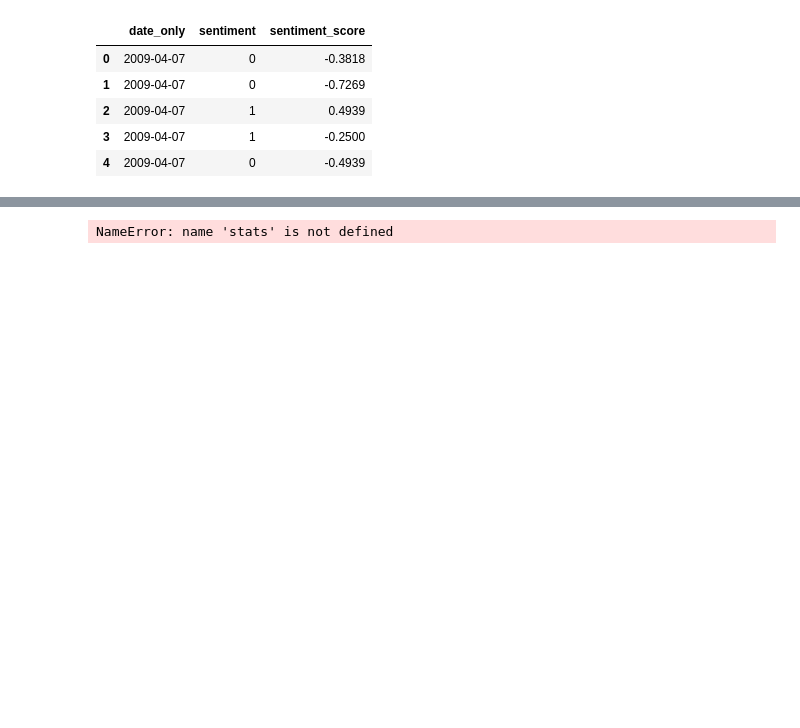
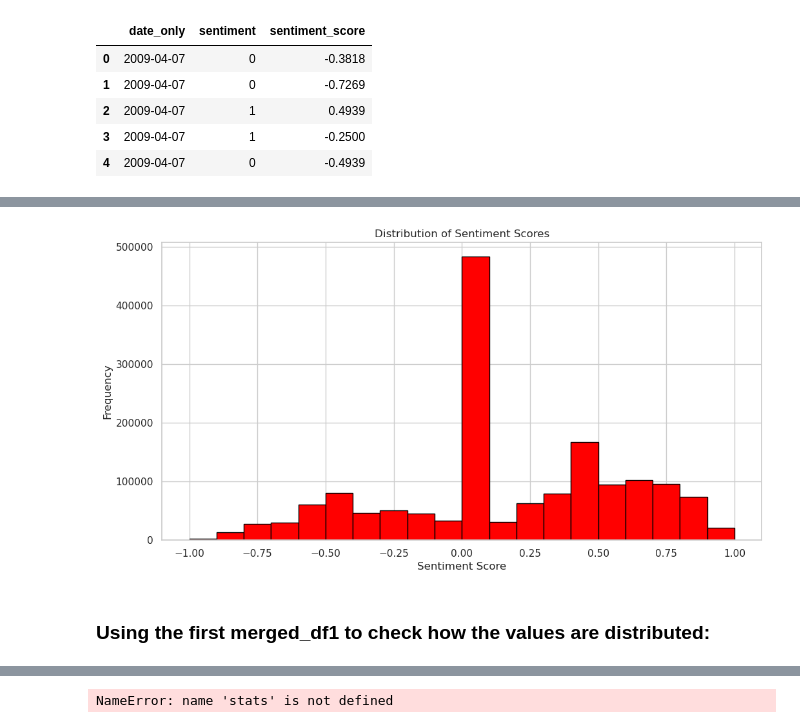
Before and after one commit to clarissa2020274/2020274_CA2, a Jupyter notebook: 2020274_MScDA_CA2_ClarissaCardoso.ipynb, the cells around one changed output, grey strips where cells are left out. Saved outputs shown, nothing was run; the diff lists cells and outputs as text; code cells hidden in the pictures; blank space fills up the shorter version.

```diff
--- a/2020274_CA2.ipynb
+++ b/2020274_MScDA_CA2_ClarissaCardoso.ipynb
@@ -1355,0 +1335,13 @@ plt.show()
+# %%
+# Assuming 'merged_df' is your DataFrame
+plt.figure(figsize=(12, 6))
+plt.hist(merged_df2['sentiment_score'], bins=20, range=(-1, 1), color='red', edgecolor='black')
+plt.title('Distribution of Sentiment Scores')
+plt.xlabel('Sentiment Score')
+plt.ylabel('Frequency')
+plt.grid(True)
+plt.show()
+# %% [output]
+[figure, added]
+# %% [markdown]
+### Using the first merged_df1 to check how the values are distributed:
```
Also changed, not shown: parts of 105 cells of this notebook, 2 other files.
